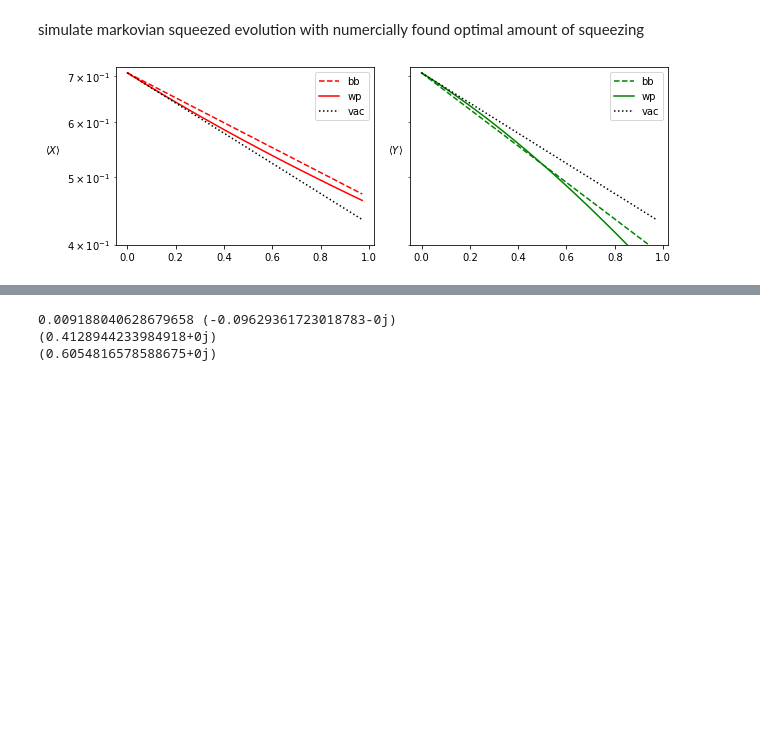
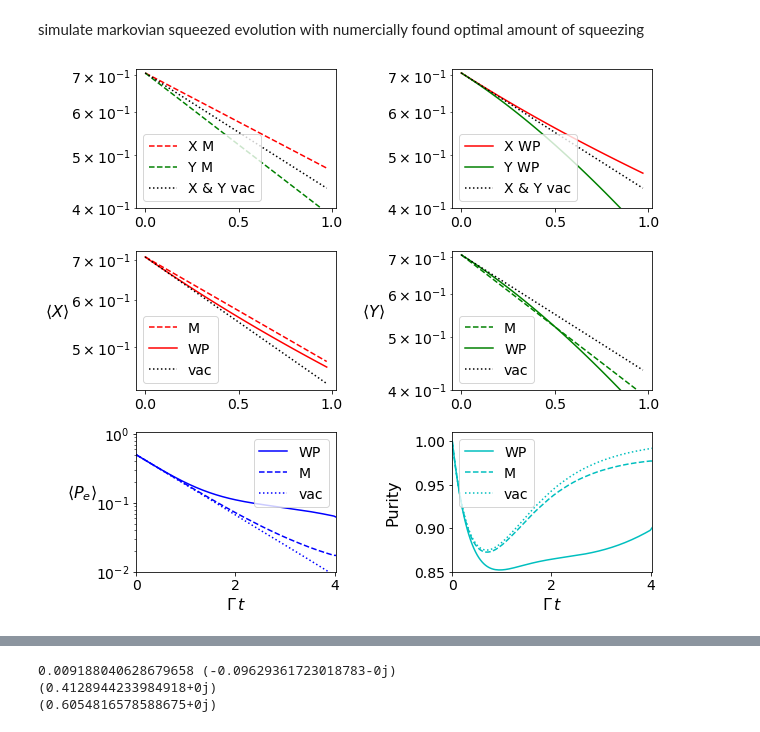
Before and after one commit to CQuIC/pysme, a Jupyter notebook: notebooks/purity-example.ipynb, the cells around one changed output, grey strips where cells are left out. Cells and saved outputs as stored; diff of their text form; code cells hidden in the pictures; blank space fills up the shorter version.

Commit message:
purity notebook update

```diff
--- a/notebooks/purity-example.ipynb
+++ b/notebooks/purity-example.ipynb
@@ -203,26 +216,90 @@ zm = z_m[startz:endz]
 # %%
 ones = 0.7071067811865475*np.ones_like(xm)
 zeros = np.zeros_like(xm)
+# %%
+SMALL_SIZE = 14
+MEDIUM_SIZE = 16
+BIGGER_SIZE = 18
+
+plt.rc('font', size=SMALL_SIZE)          # controls default text sizes
+plt.rc('axes', titlesize=SMALL_SIZE)     # fontsize of the axes title
+plt.rc('axes', labelsize=MEDIUM_SIZE)    # fontsize of the x and y labels
+plt.rc('xtick', labelsize=SMALL_SIZE)    # fontsize of the tick labels
+plt.rc('ytick', labelsize=SMALL_SIZE)    # fontsize of the tick labels
+plt.rc('legend', fontsize=SMALL_SIZE)    # legend fontsize
+plt.rc('figure', titlesize=BIGGER_SIZE)  # fontsize of the figure title
 # %%
 
-fig, axs = plt.subplots(ncols=2, figsize=(9, 3), sharey=True)
-axs[0].semilogy(times[startz:endz], xm, label='bb',linestyle='--',color='r')
-axs[0].semilogy(times[startz:endz], xwp, label='wp',linestyle='-',color='r')
-axs[0].semilogy(times[startz:endz], vac_soln.get_expectations(sigx)[startz:endz], label='vac',linestyle=':',color='k')
-axs[0].set_ylabel(r'$\langle X \rangle$',rotation=0,labelpad=14)
-axs[0].set_ylim([4e-1,7.2e-1])
+fig, axs = plt.subplots(nrows=3,ncols=2, figsize=(9, 8), sharey=False)
+
+axs[0,0].semilogy(times[startz:endz], xm, label='X M',linestyle='--',color='r')
+axs[0,0].semilogy(times[startz:endz], ym, label='Y M',linestyle='--',color='g')
+axs[0,0].semilogy(times[startz:endz], vac_soln.get_expectations(sigy)[startz:endz], label='X & Y vac',linestyle=':',color='k')
+#axs[1].set_ylabel(r'$\langle Y \rangle$',rotation=0,labelpad=14)
+#axs[0,0].set_title('Markovian')
+axs[0,0].set_ylim([4e-1,7.2e-1])
+axs[0,0].legend()
+axs[0,1].semilogy(times[startz:endz], xwp, label='X WP',linestyle='-',color='r')
+axs[0,1].semilogy(times[startz:endz], ywp, label='Y WP',linestyle='-',color='g')
+axs[0,1].semilogy(times[startz:endz], vac_soln.get_expectations(sigx)[startz:endz], label='X & Y vac',linestyle=':',color='k')
+#axs[0].set_ylabel(r'',rotation=0,labelpad=14)
+axs[0,1].set_ylim([4e-1,7.2e-1])
+#axs[0,1].set_title('Wave packet')
+axs[0,1].legend()
+
+
+
+axs[1,1].semilogy(times[startz:endz], ym, label='M',linestyle='--',color='g')
+axs[1,1].semilogy(times[startz:endz], ywp, label='WP',linestyle='-',color='g')
+axs[1,1].semilogy(times[startz:endz], vac_soln.get_expectations(sigy)[startz:endz], label='vac',linestyle=':',color='k')
+axs[1,1].set_ylabel(r'$\langle Y \rangle$',rotation=0,labelpad=14)
+axs[1,1].set_ylim([4e-1,7.2e-1])
+axs[1,1].legend()
+axs[1,0].semilogy(times[startz:endz], xm, label='M',linestyle='--',color='r')
+axs[1,0].semilogy(times[startz:endz], xwp, label='WP',linestyle='-',color='r')
+axs[1,0].semilogy(times[startz:endz], vac_soln.get_expectations(sigx)[startz:endz], label='vac',linestyle=':',color='k')
+axs[1,0].set_ylabel(r'$\langle X \rangle$',rotation=0,labelpad=14)
+#axs[0,1].set_ylim([4e-1,7.2e-1])
 #axs[0].set_yticks(minor=True)
-axs[0].legend()
-axs[1].semilogy(times[startz:endz], ym, label='bb',linestyle='--',color='g')
-axs[1].semilogy(times[startz:endz], ywp, label='wp',linestyle='-',color='g')
-axs[1].semilogy(times[startz:endz], vac_soln.get_expectations(sigy)[startz:endz], label='vac',linestyle=':',color='k')
-axs[1].set_ylabel(r'$\langle Y \rangle$',rotation=0,labelpad=14)
-axs[1].set_ylim([4e-1,7.2e-1])
-axs[1].legend()
+axs[1,0].legend()
+
+
+
+# asdf
+
+
+
+
+rwp_plot = np.round(r_val_wp,3)
+rbb_plot = np.round(r_val_bb,3)
+
+#axs[2,0].plot(times, xi_rect(times,a=0, b=xi_len),label=r'$\xi(t)$',linestyle='--',color='k')
+axs[2,0].semilogy(times, (solns.get_expectations(sigz, vac_rho(n_max)) + 1)/2,label='WP',linestyle='-',color='b')
+axs[2,0].semilogy(times, (markov_soln.get_expectations(sigz) + 1)/2, label='M',linestyle='--',color='b')
+axs[2,0].semilogy(times, (vac_soln.get_expectations(sigz) + 1)/2, label='vac',linestyle=':',color='b')
+#axs[0].set_yscale('log')
+axs[2,0].set_xlim(0.0, 4.025)
+axs[2,0].set_ylim(1e-2, 1.05)
+axs[2,0].set_ylabel(r'$\langle P_e \rangle $',rotation=0,labelpad=14)
+axs[2,0].set_xlabel(r'$\Gamma\, t $')
+axs[2,0].legend()
+
+#axs[2,1].plot(times, solns.get_purities(vac_rho(n_max)),label='WP r =' + str(rwp_plot),linestyle='-',color='c')
+#axs[2,1].plot(times, markov_soln.get_purities(),label='Markov r = ' + str(rbb_plot), linestyle='--',color='c')
+axs[2,1].plot(times, solns.get_purities(vac_rho(n_max)),label='WP',linestyle='-',color='c')
+axs[2,1].plot(times, markov_soln.get_purities(),label='M', linestyle='--',color='c')
+axs[2,1].plot(times, vac_soln.get_purities(),label='vac',linestyle=':',color='c')
+#f3_ax2.set_yscale('log')
+axs[2,1].set_xlim(0.0, 4.025)
+axs[2,1].set_ylim(0.85, 1.01)
+axs[2,1].set_xlabel(r'$\Gamma\, t $')
+axs[2,1].set_ylabel(r'Purity',labelpad=14)
+axs[2,1].legend()#loc='upper left')
 
 
 plt.tight_layout()
-name='bloch_cmp'
+
+name='wp_v_markov_cmp'
 plt.savefig(name+'.pdf',bbox_inches = 'tight', pad_inches = 0.02)
 # %% [output]
-[figure, old version]
+[figure, new version]
```
Also changed, not shown: parts of 13 cells of this notebook.
